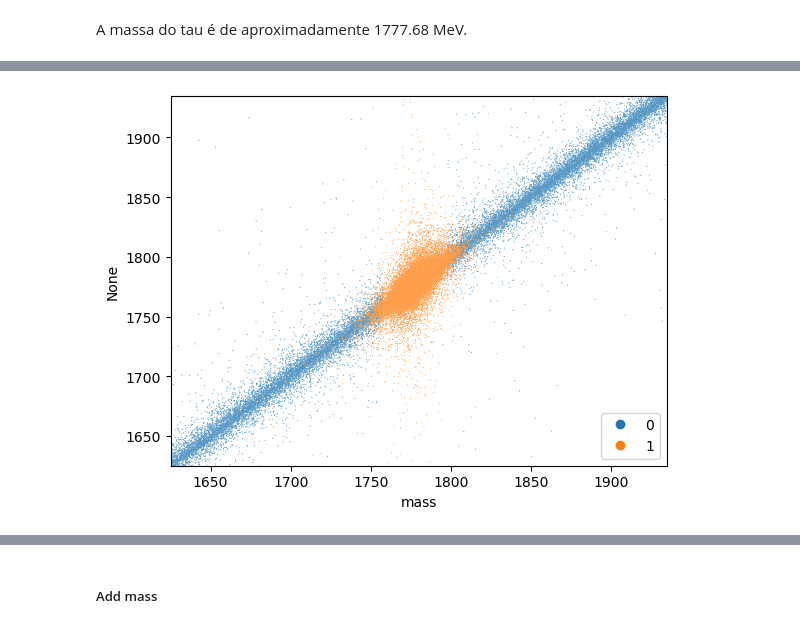
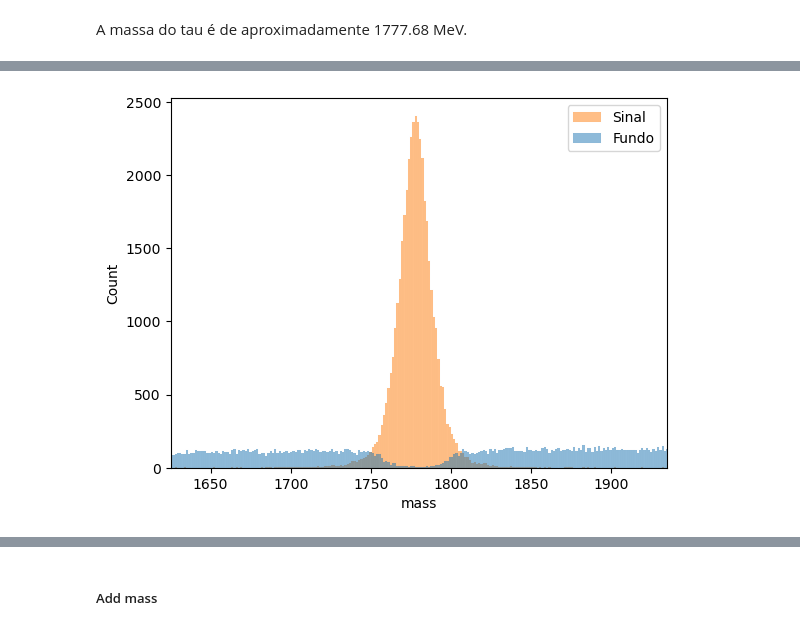
Before and after one commit to jonhbl/dl-flavours-of-physics, a Jupyter notebook: data-analysis.ipynb, the cells around one changed output, grey strips where cells are left out. Drawn from its saved outputs; the diff is of its cells as text; code cells hidden in the pictures.

```diff
--- a/data-analysis.ipynb
+++ b/data-analysis.ipynb
@@ -286,11 +419,20 @@ mass.std()
 # %%
 stds = 2
 start = mass.mean() - (mass.std() * stds)
 end = mass.mean() + (mass.std() * stds)
-sns.scatterplot(data=train, x="mass", y=mass, s=0.5, hue="signal")
+sns.histplot(data=train, x=mass, hue="signal")
+
+
+
+plt.legend(labels=["Sinal", "Fundo"], loc="upper right")
+
+
+plt.xlabel("mass")
+
+
 plt.xlim(start, end)
-plt.ylim(start, end)
-plt.legend(markerscale=10)
+
+
 plt.show()
 # %% [output]
-[figure, old version]
+[figure, new version]
```
Also changed, not shown: parts of 130 cells of this notebook, 5 other files.
